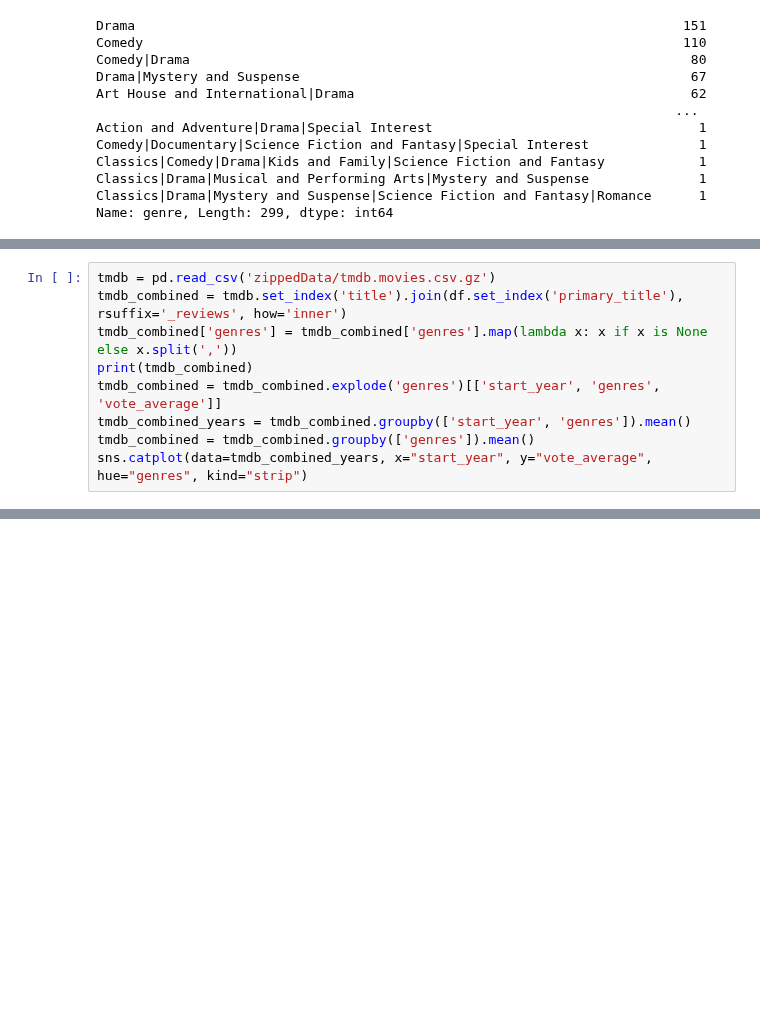
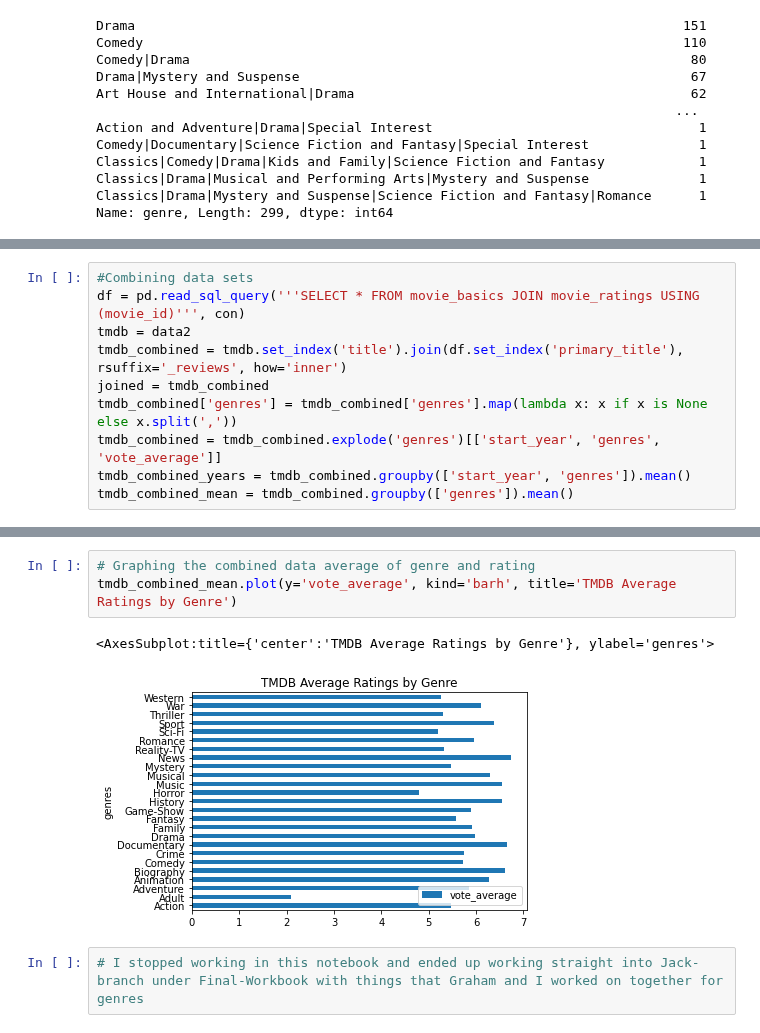
Before and after one commit to jacrivera/AI-Academy-Semester-1-Capstone-Group-5, a Jupyter notebook: Erin.ipynb, the cells around one changed output, grey strips where cells are left out. Saved outputs shown, nothing was run; the diff lists cells and outputs as text; blank space fills up the shorter version.

```diff
--- a/Erin.ipynb
+++ b/Erin.ipynb
@@ -133,9 +187,10 @@ data4.head()
 # %%
-tmdb = pd.read_csv('zippedData/tmdb.movies.csv.gz')
+#Combining data sets
+df = pd.read_sql_query('''SELECT * FROM movie_basics JOIN movie_ratings USING (movie_id)''', con)
+tmdb = data2
 tmdb_combined = tmdb.set_index('title').join(df.set_index('primary_title'), rsuffix='_reviews', how='inner')
+joined = tmdb_combined
 tmdb_combined['genres'] = tmdb_combined['genres'].map(lambda x: x if x is None else x.split(','))
-print(tmdb_combined)
 tmdb_combined = tmdb_combined.explode('genres')[['start_year', 'genres', 'vote_average']]
 tmdb_combined_years = tmdb_combined.groupby(['start_year', 'genres']).mean()
-tmdb_combined = tmdb_combined.groupby(['genres']).mean()
-sns.catplot(data=tmdb_combined_years, x="start_year", y="vote_average", hue="genres", kind="strip")
+tmdb_combined_mean = tmdb_combined.groupby(['genres']).mean()
@@ -143,0 +229,8 @@ KeyError: "None of ['primary_title'] are in the columns"
+# %%
+# Graphing the combined data average of genre and rating
+tmdb_combined_mean.plot(y='vote_average', kind='barh', title='TMDB Average Ratings by Genre')
+# %% [output]
+<AxesSubplot:title={'center':'TMDB Average Ratings by Genre'}, ylabel='genres'>
+[figure, added]
+# %%
+# I stopped working in this notebook and ended up working straight into Jack-branch under Final-Workbook with things that Graham and I worked on together for genres
```
Also changed, not shown: parts of 15 cells of this notebook.
